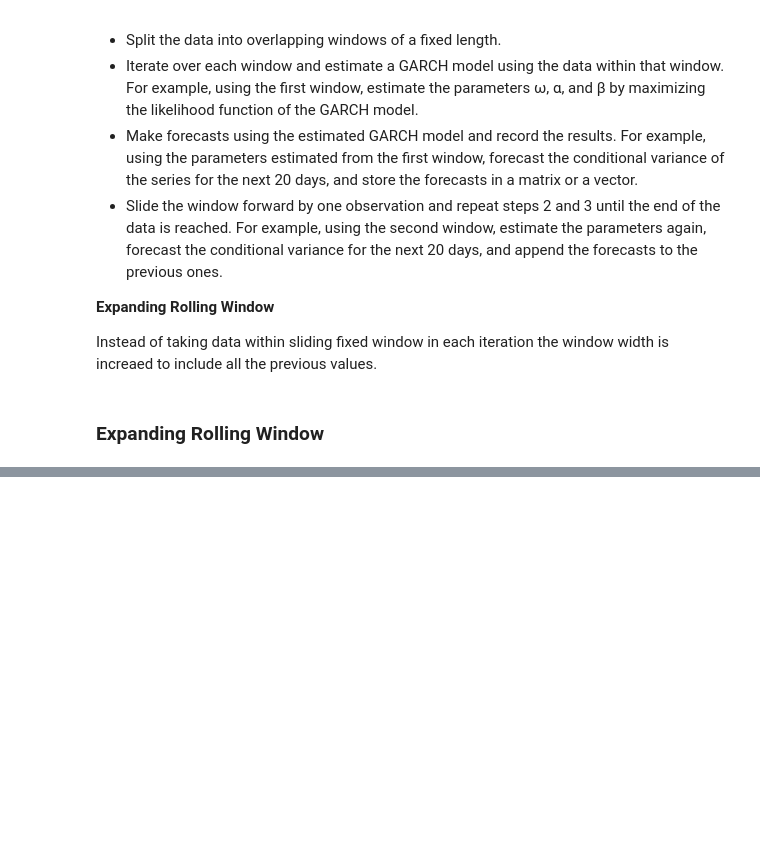
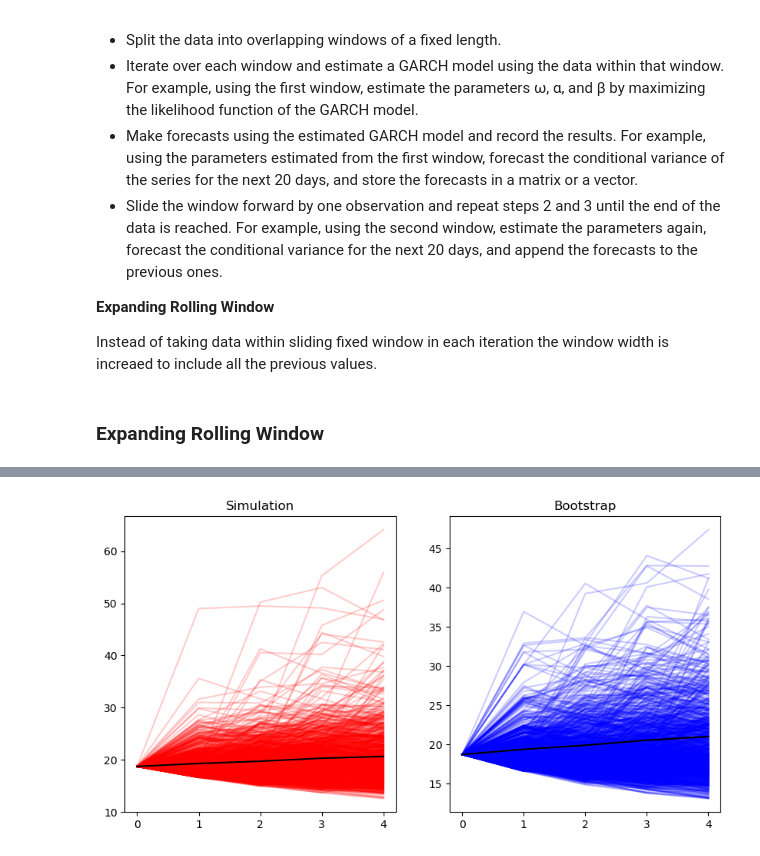
Before and after one commit to ansingh16/Time_Series_Analysis, a Jupyter notebook: Volatility_analysis.ipynb, the cells around one changed output, grey strips where cells are left out. Cells and saved outputs as stored; diff of their text form; code cells hidden in the pictures; blank space fills up the shorter version.

Commit message:
updated README and bootstrap added

```diff
--- a/Volatility_analysis.ipynb
+++ b/Volatility_analysis.ipynb
@@ -591,0 +613,25 @@ ax.legend(['Log Returns', 'Fixed Rolling Window', 'Expanding Rolling Window'])
+# %%
+# forecast egarch using the two different methods
+sim_f = egarch_result.forecast(horizon=5, method='simulation')
+sim_paths = sim_f.simulations.residual_variances[-1].T
+sim = sim_f.simulations
+
+bs_f = egarch_result.forecast(horizon=5, method='bootstrap')
+bs_paths = bs_f.simulations.residual_variances[-1].T
+bs = bs_f.simulations
+
+# Plot paths of both approaches
+
+fig,ax = plt.subplots(1,2,figsize=(10,5))
+
+ax[0].plot(range(5),np.sqrt(252*sim_paths), color = 'red', label = 'Simulation',alpha=0.2)
+ax[0].plot(range(5),np.sqrt(252*bs_f.residual_variance.iloc[-1]),color='k', alpha=1)
+
+ax[1].plot(range(5),np.sqrt(252*bs_paths), color = 'blue', label = 'Bootstrap',alpha=0.2)
+ax[1].plot(range(5),np.sqrt(252*sim_f.residual_variance.iloc[-1]),color='k', alpha=1)
+
+ax[0].set_title('Simulation')
+ax[1].set_title('Bootstrap')
+plt.show()
+# %% [output]
+[figure, added]
```
Also changed, not shown: parts of 20 cells of this notebook, 1 other file.
